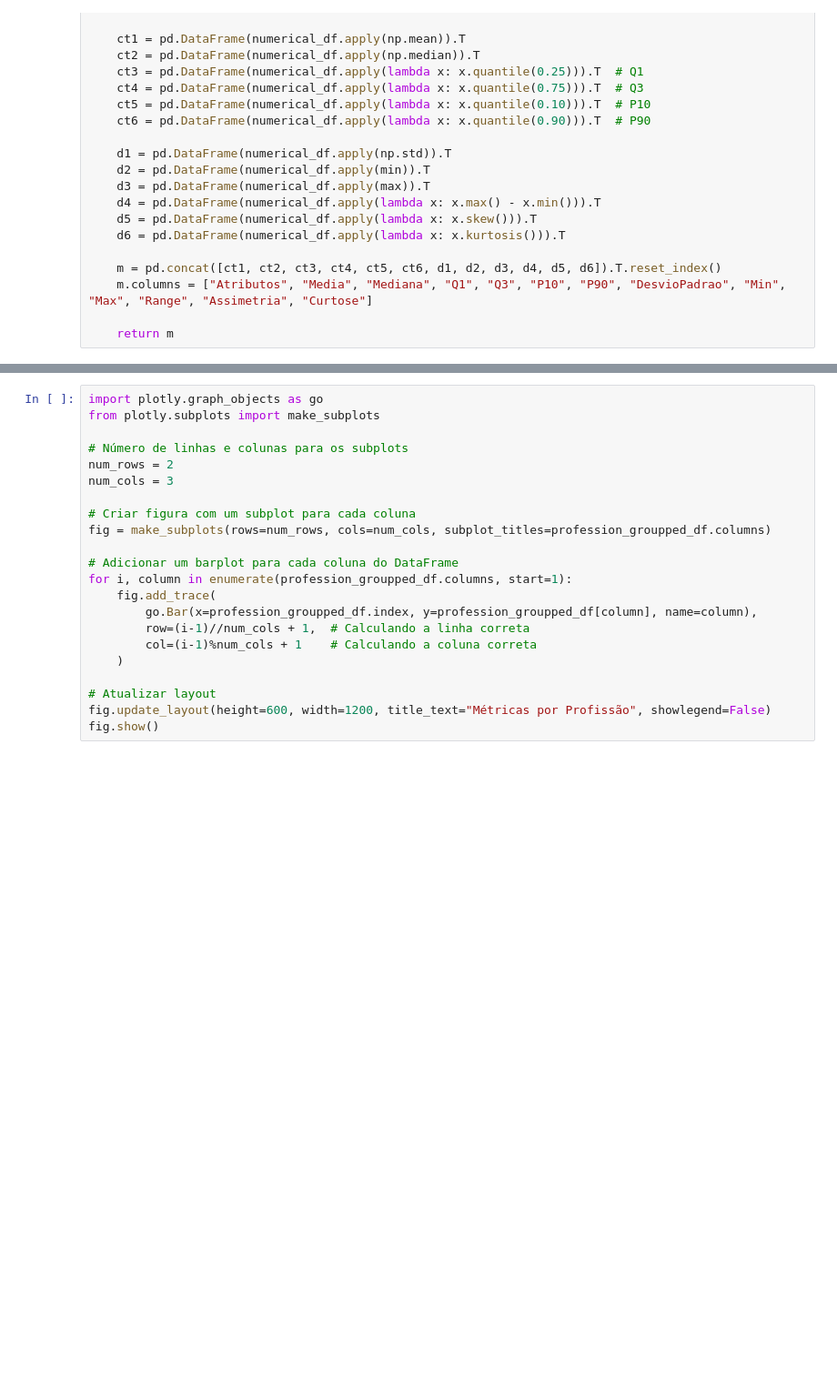
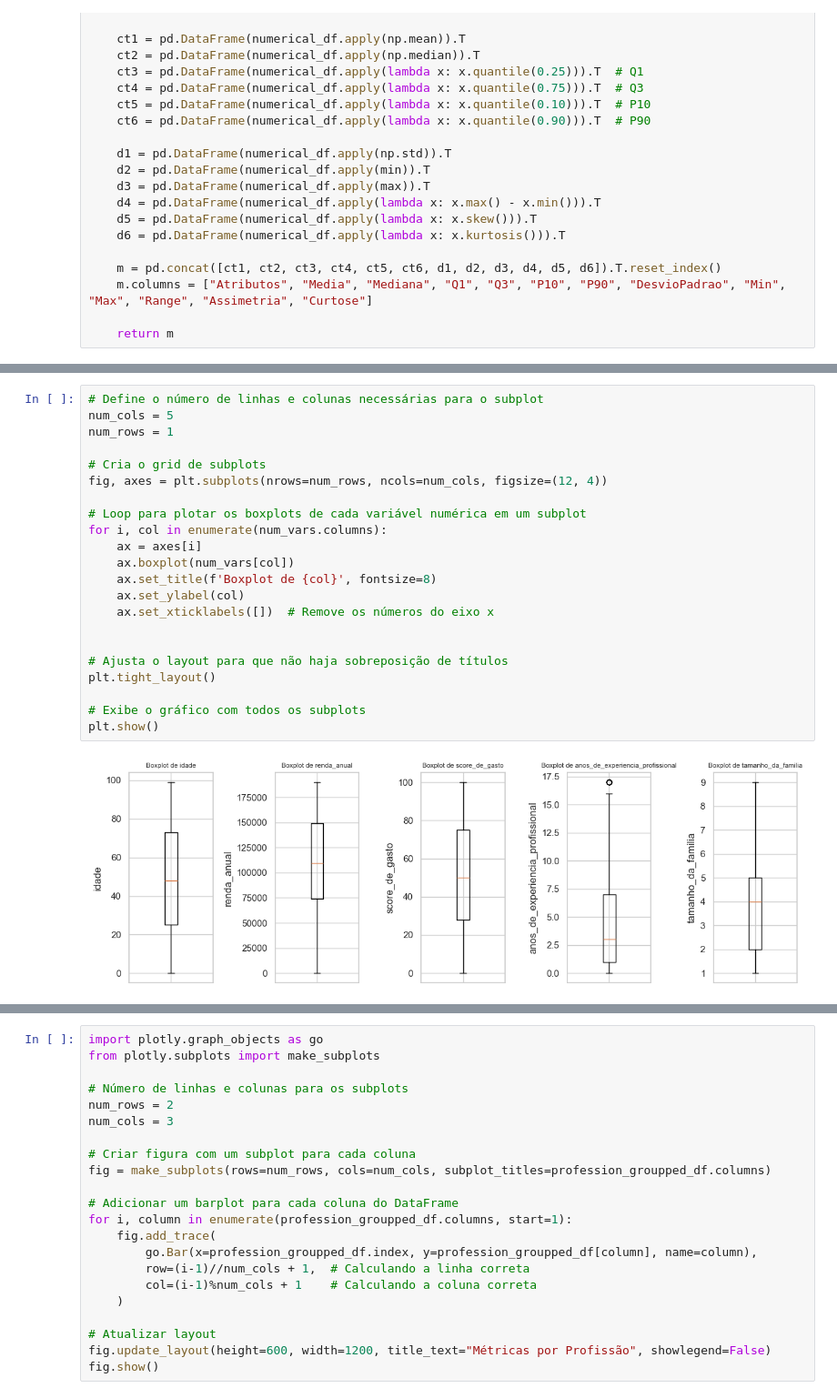
Before and after one commit to IHASCIONAL/EDA_e_segmentacao_de_publico, a Jupyter notebook: EDA.ipynb, the cells around one changed output, grey strips where cells are left out. Shown at 91% size. Drawn from its saved outputs; the diff is of its cells as text; blank space fills up the shorter version.

```diff
--- a/EDA.ipynb
+++ b/EDA.ipynb
@@ -339,0 +240,24 @@ profession_groupped_df
+# %%
+# Define o número de linhas e colunas necessárias para o subplot
+num_cols = 5
+num_rows = 1
+
+# Cria o grid de subplots
+fig, axes = plt.subplots(nrows=num_rows, ncols=num_cols, figsize=(12, 4))
+
+# Loop para plotar os boxplots de cada variável numérica em um subplot
+for i, col in enumerate(num_vars.columns):
+    ax = axes[i]
+    ax.boxplot(num_vars[col])
+    ax.set_title(f'Boxplot de {col}', fontsize=8)
+    ax.set_ylabel(col)
+    ax.set_xticklabels([])  # Remove os números do eixo x
+
+
+# Ajusta o layout para que não haja sobreposição de títulos
+plt.tight_layout()
+
+# Exibe o gráfico com todos os subplots
+plt.show()
+# %% [output]
+[figure, added]
```
Also changed, not shown: parts of 70 cells of this notebook, 3 other files.
